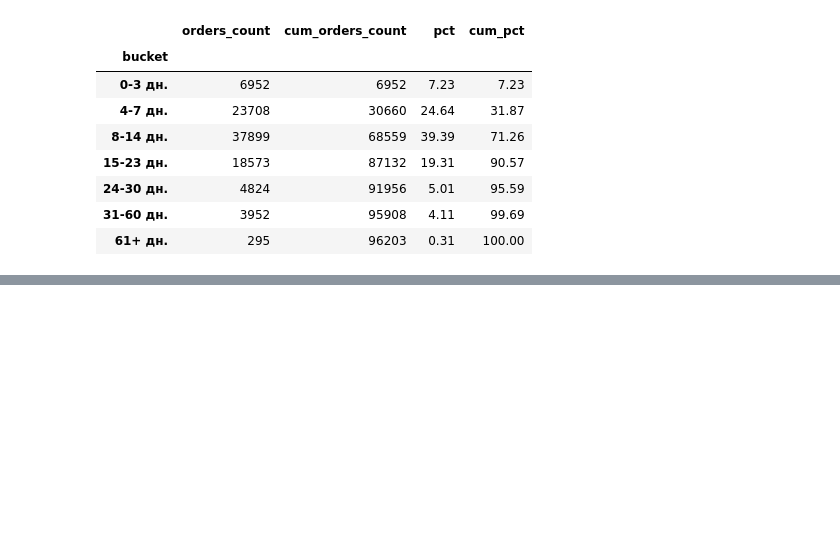
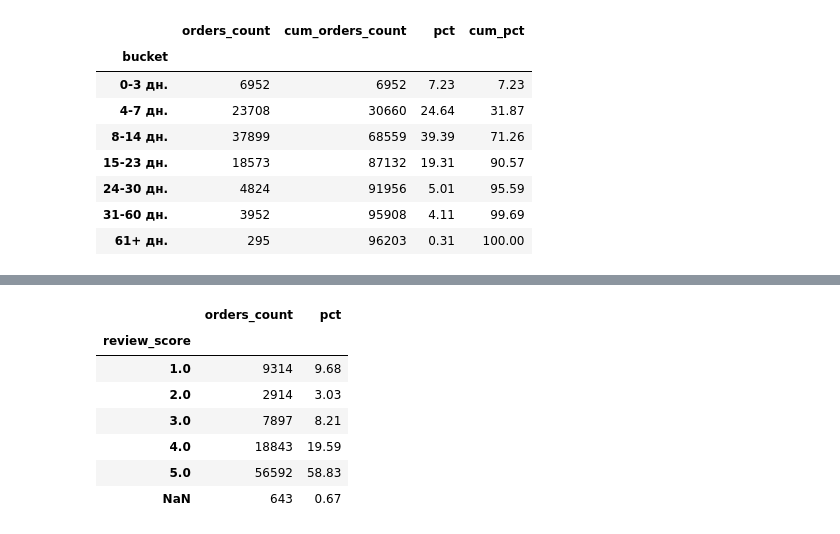
Before and after one commit to TemurRikhsitillaev/olist-pandas, a Jupyter notebook: olist.ipynb, the cells around one changed output, grey strips where cells are left out. Drawn from its saved outputs; the diff is of its cells as text; code cells hidden in the pictures; blank space fills up the shorter version.

```diff
--- a/olist.ipynb
+++ b/olist.ipynb
@@ -216,0 +254,7 @@ assert len(group_by_month) == 20
+# %%
+# keep lastest review of orders
+reviews_by_order = reviews.sort_values(['order_id', 'review_creation_date', 'review_id'], ascending=[True, False, False]).drop_duplicates(subset='order_id', keep='first')
+# %%
+orders_reviews = delivered.merge(reviews_by_order, on='order_id', how='left')
+
+orders_reviews.info()
@@ -216,0 +279,14 @@ assert len(group_by_month) == 20
+# %%
+group_by_review_score = orders_reviews.groupby('review_score', dropna=False).agg(orders_count=('order_id', 'count'))
+group_by_review_score['pct'] = (group_by_review_score['orders_count'] / group_by_review_score['orders_count'].sum() * 100).round(2)
+
+group_by_review_score
+# %% [output]
+|  | orders_count | pct |
+| review_score |  |  |
+| 1.0 | 9314 | 9.68 |
+| 2.0 | 2914 | 3.03 |
+| 3.0 | 7897 | 8.21 |
+| 4.0 | 18843 | 19.59 |
+| 5.0 | 56592 | 58.83 |
+| NaN | 643 | 0.67 |
```
Also changed, not shown: parts of 5 cells of this notebook.
